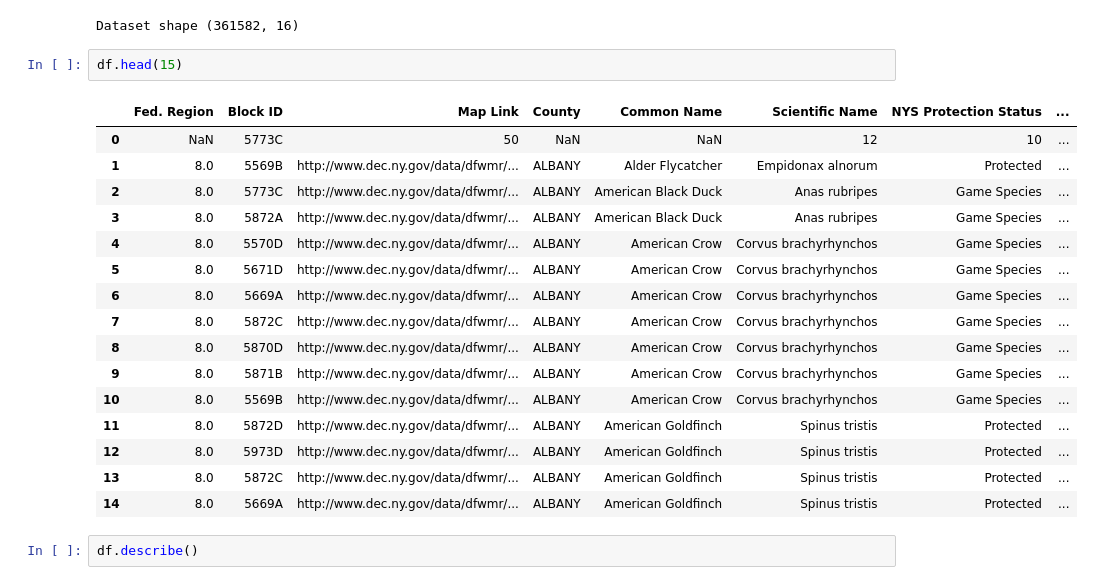
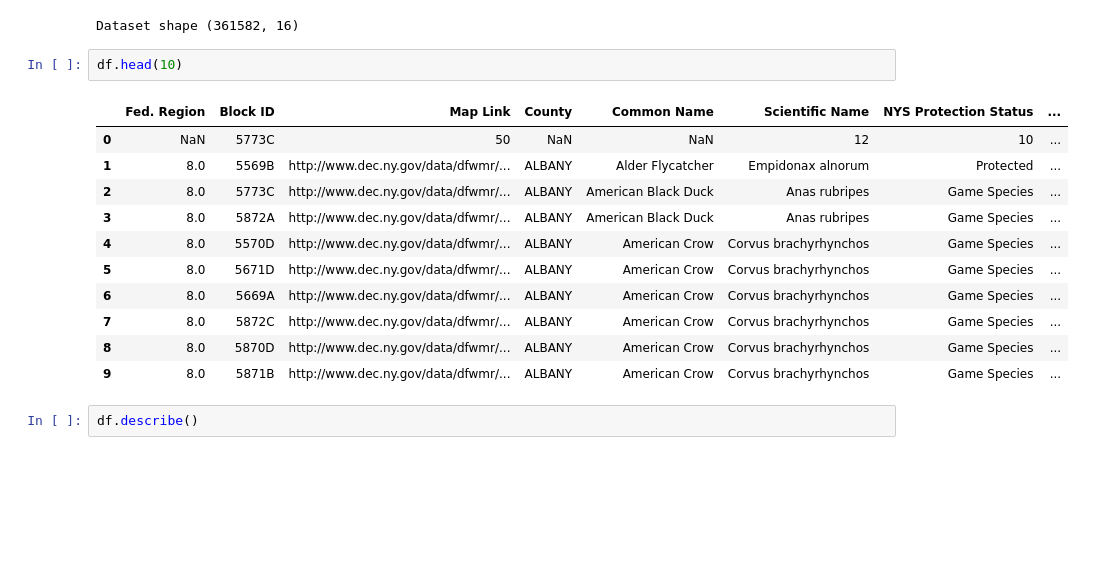
Before and after one commit to nik-052/Classification-and-Regression-Methods, a Jupyter notebook: Part-1/breeding_birds_atlas_dataset/Breeding Bird Atlas.ipynb, the cells around one changed output. Drawn from its saved outputs; the diff is of its cells as text; blank space fills up the shorter version.

```diff
--- a/Part-1/breeding_birds_atlas_dataset/Breeding Bird Atlas.ipynb
+++ b/Part-1/breeding_birds_atlas_dataset/Breeding Bird Atlas.ipynb
@@ -16,24 +16,19 @@ print("Dataset shape",df.shape)
 # %% [output]
 Dataset shape (361582, 16)
 # %%
-df.head(15)
+df.head(10)
 # %% [output]
 |  | Fed. Region | Block ID | Map Link | County | Common Name | Scientific Name | NYS Protection Status | ... |
 | 0 | NaN | 5773C | 50 | NaN | NaN | 12 | 10 | ... |
 | 1 | 8.0 | 5569B | http://www.dec.ny.gov/data/dfwmr/... | ALBANY | Alder Flycatcher | Empidonax alnorum | Protected | ... |
 | 2 | 8.0 | 5773C | http://www.dec.ny.gov/data/dfwmr/... | ALBANY | American Black Duck | Anas rubripes | Game Species | ... |
 | 3 | 8.0 | 5872A | http://www.dec.ny.gov/data/dfwmr/... | ALBANY | American Black Duck | Anas rubripes | Game Species | ... |
 | 4 | 8.0 | 5570D | http://www.dec.ny.gov/data/dfwmr/... | ALBANY | American Crow | Corvus brachyrhynchos | Game Species | ... |
 | 5 | 8.0 | 5671D | http://www.dec.ny.gov/data/dfwmr/... | ALBANY | American Crow | Corvus brachyrhynchos | Game Species | ... |
 | 6 | 8.0 | 5669A | http://www.dec.ny.gov/data/dfwmr/... | ALBANY | American Crow | Corvus brachyrhynchos | Game Species | ... |
 | 7 | 8.0 | 5872C | http://www.dec.ny.gov/data/dfwmr/... | ALBANY | American Crow | Corvus brachyrhynchos | Game Species | ... |
 | 8 | 8.0 | 5870D | http://www.dec.ny.gov/data/dfwmr/... | ALBANY | American Crow | Corvus brachyrhynchos | Game Species | ... |
 | 9 | 8.0 | 5871B | http://www.dec.ny.gov/data/dfwmr/... | ALBANY | American Crow | Corvus brachyrhynchos | Game Species | ... |
-| 10 | 8.0 | 5569B | http://www.dec.ny.gov/data/dfwmr/... | ALBANY | American Crow | Corvus brachyrhynchos | Game Species | ... |
-| 11 | 8.0 | 5872D | http://www.dec.ny.gov/data/dfwmr/... | ALBANY | American Goldfinch | Spinus tristis | Protected | ... |
-| 12 | 8.0 | 5973D | http://www.dec.ny.gov/data/dfwmr/... | ALBANY | American Goldfinch | Spinus tristis | Protected | ... |
-| 13 | 8.0 | 5872C | http://www.dec.ny.gov/data/dfwmr/... | ALBANY | American Goldfinch | Spinus tristis | Protected | ... |
-| 14 | 8.0 | 5669A | http://www.dec.ny.gov/data/dfwmr/... | ALBANY | American Goldfinch | Spinus tristis | Protected | ... |
 # %%
 df.describe()
 # %% [output]
```
Also changed, not shown: parts of 18 cells of this notebook, 2 other files.
